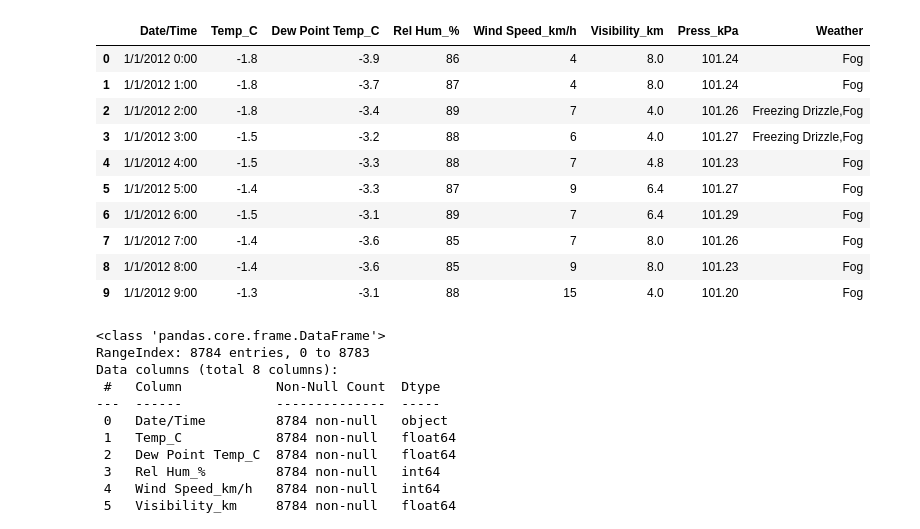
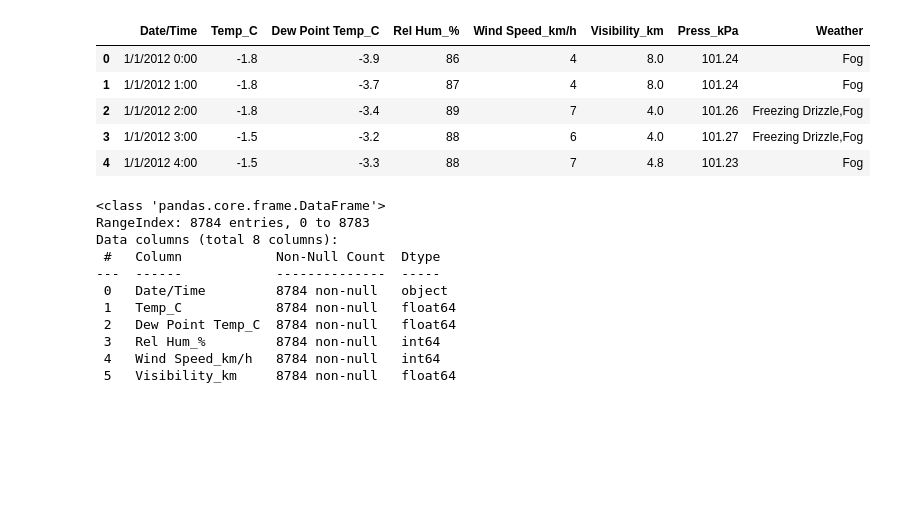
Before and after one commit to LMylonas/Weather-Data-Analysis-Project, a Jupyter notebook: Python Weather Data Analysis Project.ipynb, the cells around one changed output. Cells and saved outputs as stored; diff of their text form; code cells hidden in the pictures; blank space fills up the shorter version.

```diff
--- a/Python Weather Data Analysis Project.ipynb
+++ b/Python Weather Data Analysis Project.ipynb
@@ -3,19 +5,14 @@ import pandas as pd
 # %%
 data = pd.read_csv("Weather Data.csv")
 # %%
-data.head(10)
+data.head()
 # %% [output]
 |  | Date/Time | Temp_C | Dew Point Temp_C | Rel Hum_% | Wind Speed_km/h | Visibility_km | Press_kPa | Weather |
 | 0 | 1/1/2012 0:00 | -1.8 | -3.9 | 86 | 4 | 8.0 | 101.24 | Fog |
 | 1 | 1/1/2012 1:00 | -1.8 | -3.7 | 87 | 4 | 8.0 | 101.24 | Fog |
 | 2 | 1/1/2012 2:00 | -1.8 | -3.4 | 89 | 7 | 4.0 | 101.26 | Freezing Drizzle,Fog |
 | 3 | 1/1/2012 3:00 | -1.5 | -3.2 | 88 | 6 | 4.0 | 101.27 | Freezing Drizzle,Fog |
 | 4 | 1/1/2012 4:00 | -1.5 | -3.3 | 88 | 7 | 4.8 | 101.23 | Fog |
-| 5 | 1/1/2012 5:00 | -1.4 | -3.3 | 87 | 9 | 6.4 | 101.27 | Fog |
-| 6 | 1/1/2012 6:00 | -1.5 | -3.1 | 89 | 7 | 6.4 | 101.29 | Fog |
-| 7 | 1/1/2012 7:00 | -1.4 | -3.6 | 85 | 7 | 8.0 | 101.26 | Fog |
-| 8 | 1/1/2012 8:00 | -1.4 | -3.6 | 85 | 9 | 8.0 | 101.23 | Fog |
-| 9 | 1/1/2012 9:00 | -1.3 | -3.1 | 88 | 15 | 4.0 | 101.20 | Fog |
 # %%
 data.info()
 # %% [output]
```
Also changed, not shown: parts of 4 cells of this notebook.
